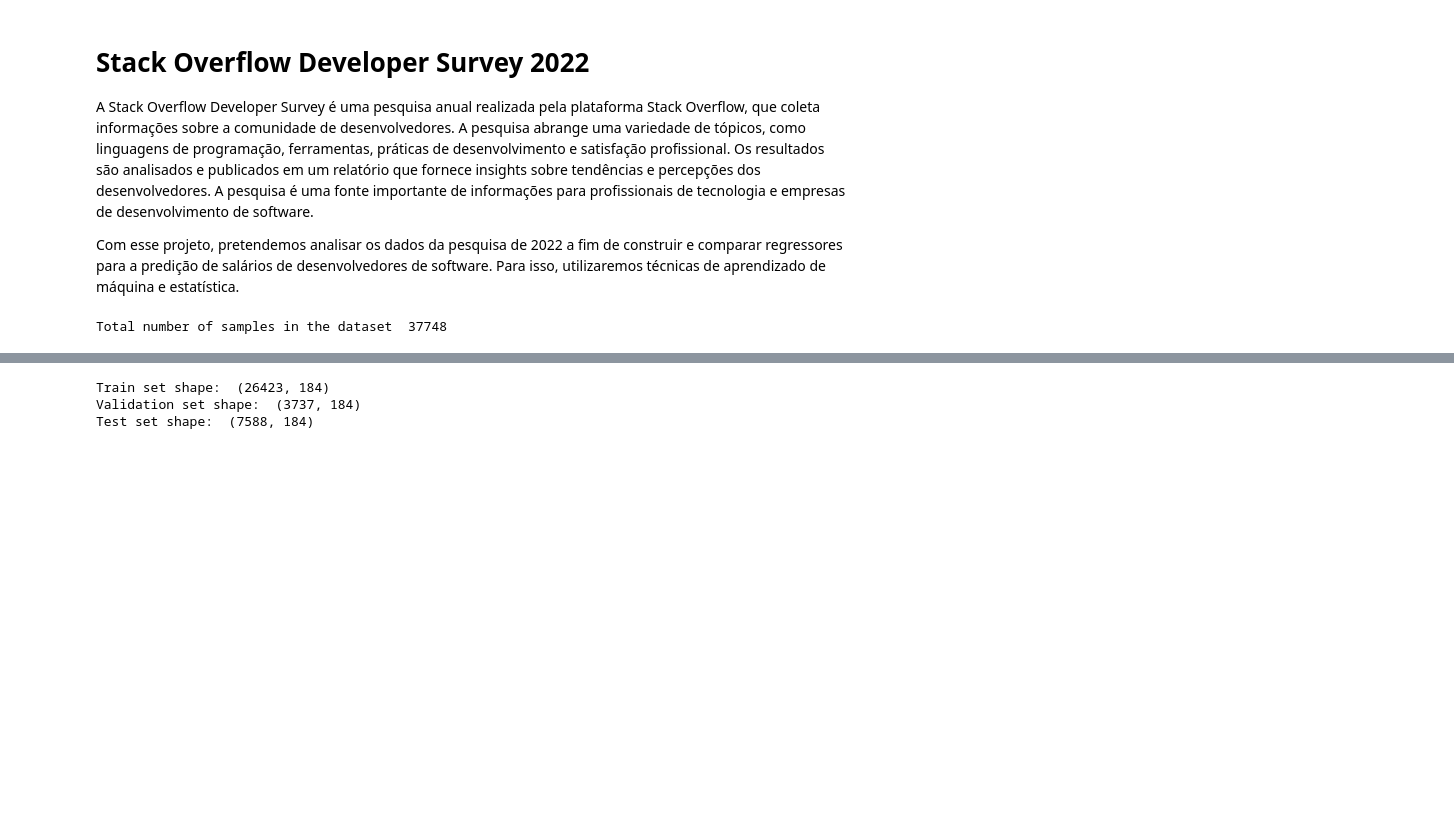
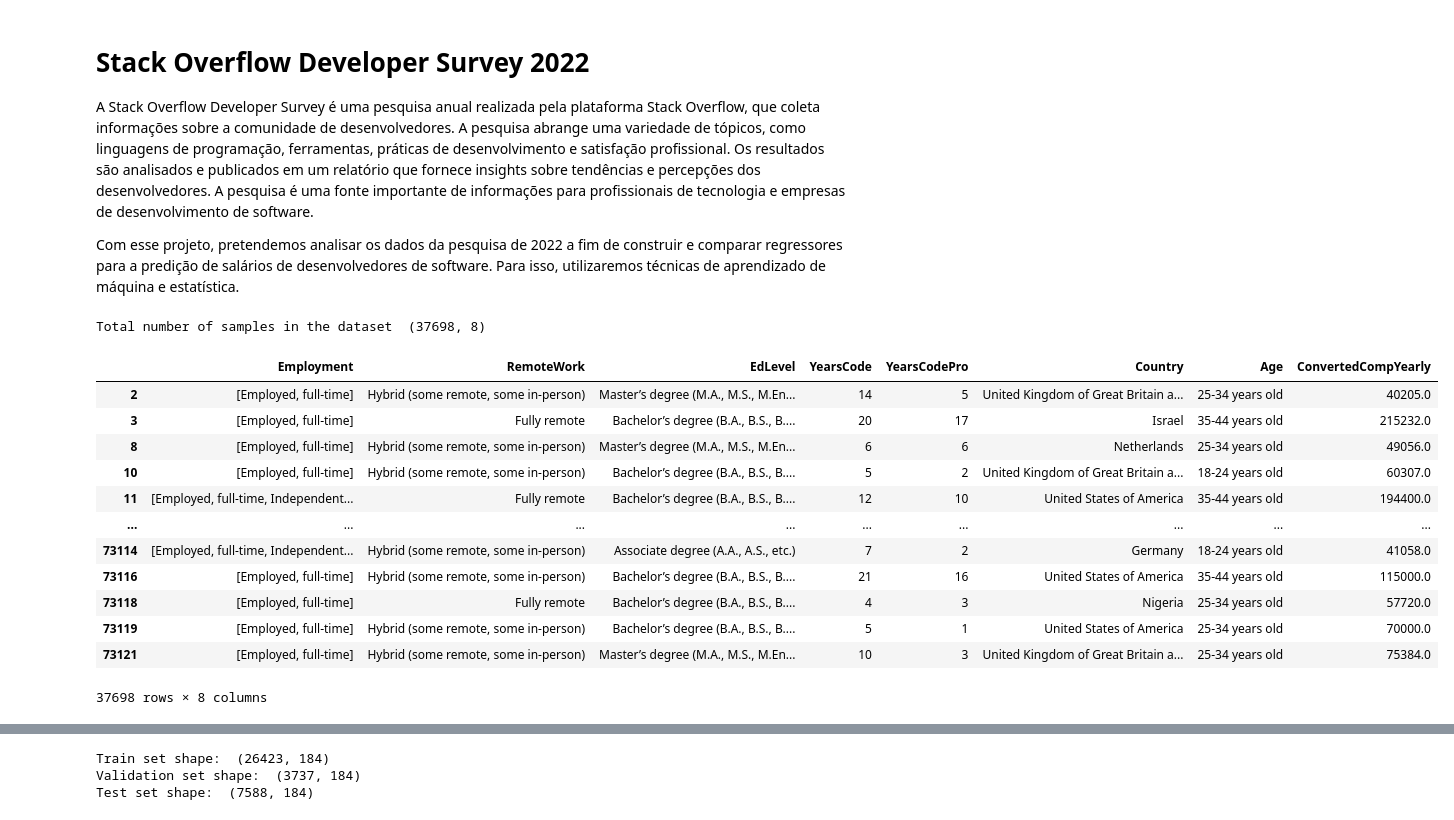
Before and after one commit to srjheam/ufes-stastacksurvey22, a Jupyter notebook: analysis.ipynb, the cells around one changed output, grey strips where cells are left out. Cells and saved outputs as stored; diff of their text form; code cells hidden in the pictures; blank space fills up the shorter version.

```diff
--- a/analysis.ipynb
+++ b/analysis.ipynb
@@ -18,17 +11,48 @@ data = pd.read_csv('raw/survey_results_public.csv')
 # %%
+# load raw data
+# remember to download the data from
+# https://www.kaggle.com/datasets/dheemanthbhat/stack-overflow-annual-developer-survey-2022
+# https://insights.stackoverflow.com/survey
+
+raw = pd.read_csv('raw/survey_results_public.csv')
+
 # select columns of interest
 
 target_col = 'ConvertedCompYearly'
 features_cols = ['Employment', 'RemoteWork', 'EdLevel', 'YearsCode', 'YearsCodePro', 'Country', 'Age']
 #
 # maybe add 'Age'	'Gender'	'Trans'	'Sexuality'	'Ethnicity'	'Accessibility'
 #
 
 # remove rows with missing data
 
-data = data[data[target_col].notnull()]
-data = data[data[features_cols].notnull().all(axis=1)]
+raw = raw[raw[target_col].notnull()]
+raw = raw[raw[features_cols].notnull().all(axis=1)]
 
-print('Total number of samples in the dataset ', data.shape[0])
+raw = raw[raw['Age'] != 'Prefer not to say']
+
+# split multi label columns
+
+raw['Employment'] = raw['Employment'].str.split(';')
+
+# drop columns that are not of interest
+
+raw = raw.drop(raw.columns.difference(features_cols + [target_col]), axis=1)
+
+print('Total number of samples in the dataset ', raw.shape)
+raw
 # %% [output]
-Total number of samples in the dataset  37748
+Total number of samples in the dataset  (37698, 8)
+|  | Employment | RemoteWork | EdLevel | YearsCode | YearsCodePro | Country | Age | ConvertedCompYearly |
+| 2 | [Employed, full-time] | Hybrid (some remote, some in-person) | Master’s degree (M.A., M.S., M.En... | 14 | 5 | United Kingdom of Great Britain a... | 25-34 years old | 40205.0 |
+| 3 | [Employed, full-time] | Fully remote | Bachelor’s degree (B.A., B.S., B.... | 20 | 17 | Israel | 35-44 years old | 215232.0 |
+| 8 | [Employed, full-time] | Hybrid (some remote, some in-person) | Master’s degree (M.A., M.S., M.En... | 6 | 6 | Netherlands | 25-34 years old | 49056.0 |
+| 10 | [Employed, full-time] | Hybrid (some remote, some in-person) | Bachelor’s degree (B.A., B.S., B.... | 5 | 2 | United Kingdom of Great Britain a... | 18-24 years old | 60307.0 |
+| 11 | [Employed, full-time, Independent... | Fully remote | Bachelor’s degree (B.A., B.S., B.... | 12 | 10 | United States of America | 35-44 years old | 194400.0 |
+| ... | ... | ... | ... | ... | ... | ... | ... | ... |
+| 73114 | [Employed, full-time, Independent... | Hybrid (some remote, some in-person) | Associate degree (A.A., A.S., etc.) | 7 | 2 | Germany | 18-24 years old | 41058.0 |
+| 73116 | [Employed, full-time] | Hybrid (some remote, some in-person) | Bachelor’s degree (B.A., B.S., B.... | 21 | 16 | United States of America | 35-44 years old | 115000.0 |
+| 73118 | [Employed, full-time] | Fully remote | Bachelor’s degree (B.A., B.S., B.... | 4 | 3 | Nigeria | 25-34 years old | 57720.0 |
+| 73119 | [Employed, full-time] | Hybrid (some remote, some in-person) | Bachelor’s degree (B.A., B.S., B.... | 5 | 1 | United States of America | 25-34 years old | 70000.0 |
+| 73121 | [Employed, full-time] | Hybrid (some remote, some in-person) | Master’s degree (M.A., M.S., M.En... | 10 | 3 | United Kingdom of Great Britain a... | 25-34 years old | 75384.0 |
+37698 rows × 8 columns
```
Also changed, not shown: parts of 5 cells of this notebook, 1 other file.
